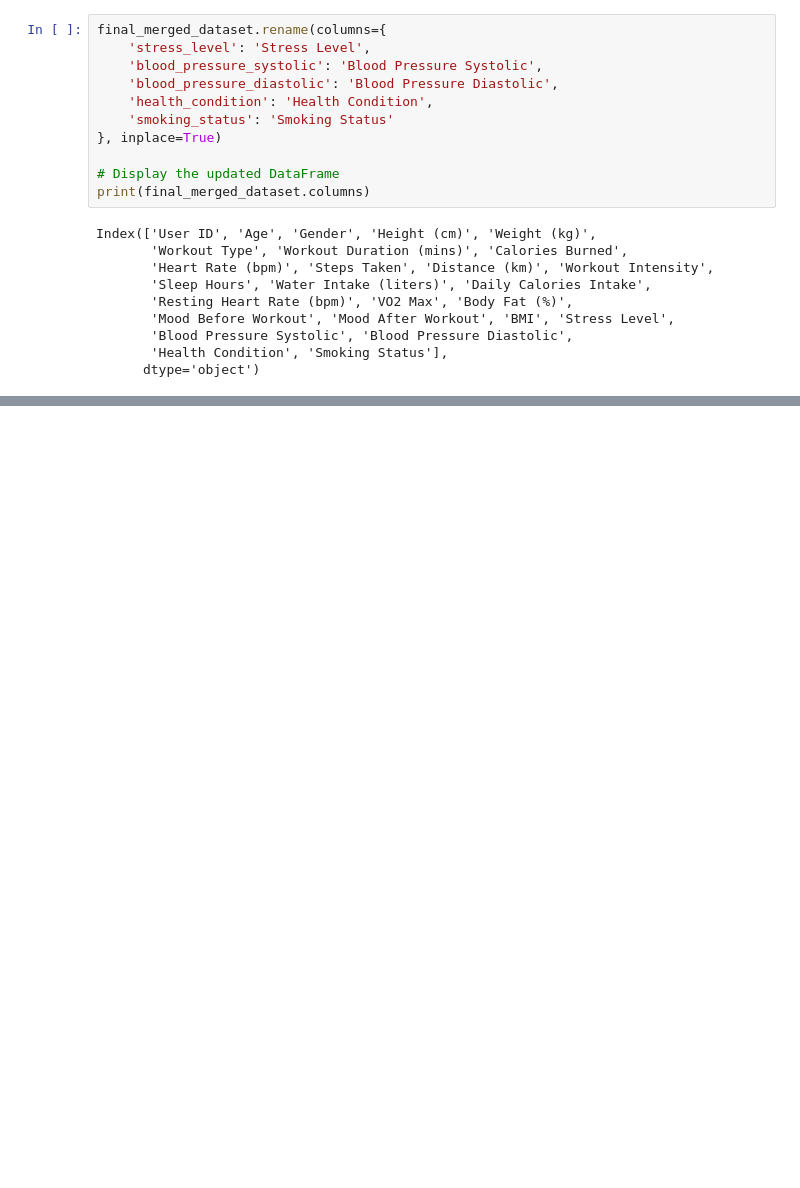
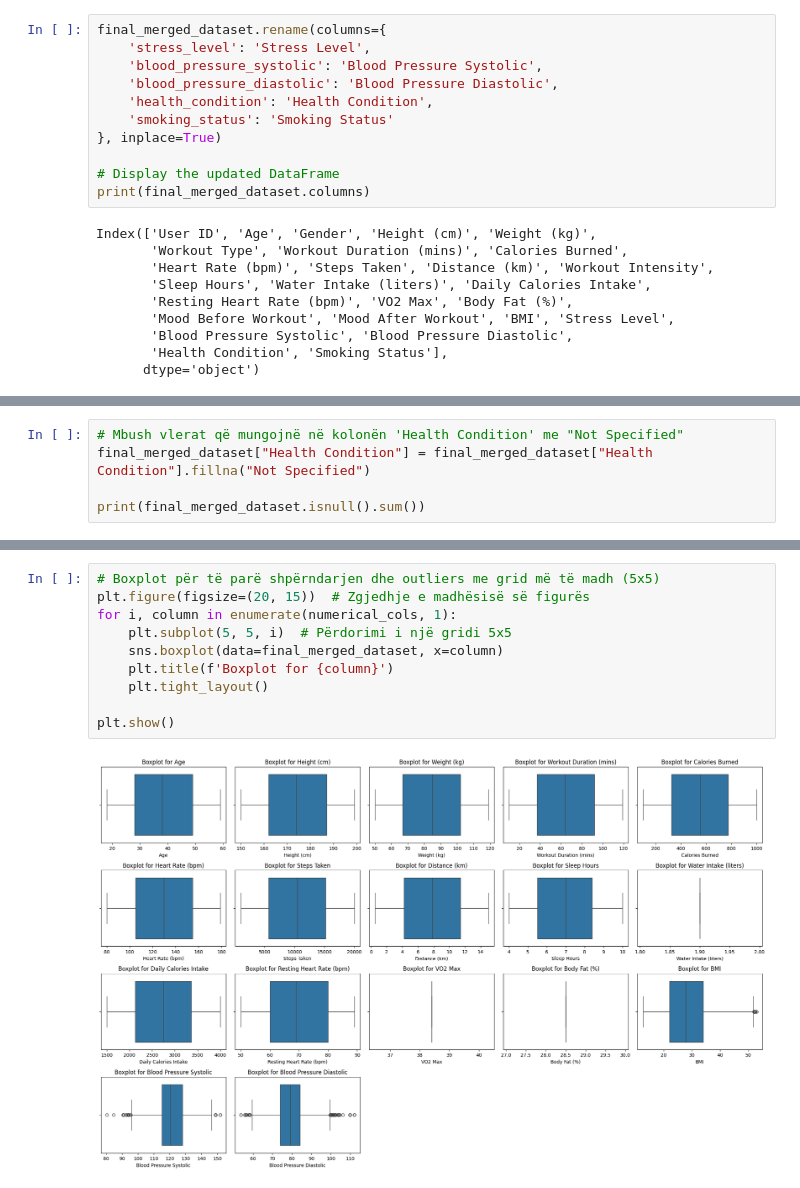
Before and after one commit to fisnikmustafa/ML-2025, a Jupyter notebook: dataset_preprocessing.ipynb, the cells around one changed output, grey strips where cells are left out. Cells and saved outputs as stored; diff of their text form; blank space fills up the shorter version.

Commit message:
removed outliers and handled empty values

```diff
--- a/dataset_preprocessing.ipynb
+++ b/dataset_preprocessing.ipynb
@@ -144,0 +180,5 @@ Index(['User ID', 'Age', 'Gender', 'Height (cm)', 'Weight (kg)',
+# %%
+# Mbush vlerat që mungojnë në kolonën 'Health Condition' me "Not Specified"
+final_merged_dataset["Health Condition"] = final_merged_dataset["Health Condition"].fillna("Not Specified")
+
+print(final_merged_dataset.isnull().sum())
@@ -144,0 +203,12 @@ Index(['User ID', 'Age', 'Gender', 'Height (cm)', 'Weight (kg)',
+# %%
+# Boxplot për të parë shpërndarjen dhe outliers me grid më të madh (5x5)
+plt.figure(figsize=(20, 15))  # Zgjedhje e madhësisë së figurës
+for i, column in enumerate(numerical_cols, 1):
+    plt.subplot(5, 5, i)  # Përdorimi i një gridi 5x5
+    sns.boxplot(data=final_merged_dataset, x=column)
+    plt.title(f'Boxplot for {column}')
+    plt.tight_layout()
+
+plt.show()
+# %% [output]
+[figure, added]
```
Also changed, not shown: parts of 8 cells of this notebook, 1 other file.
